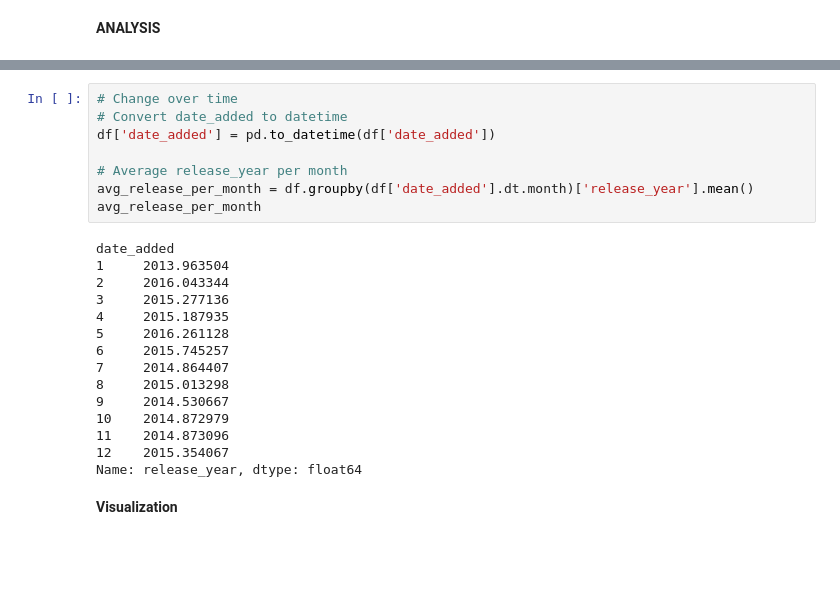
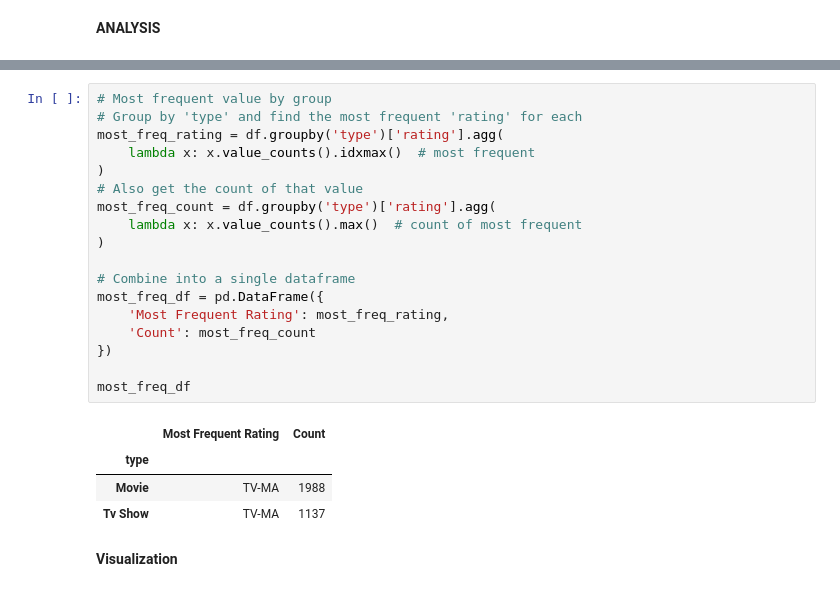
Before and after one commit to Edward-Koh/CS210-p2, a Jupyter notebook: diy_dataset.ipynb, the cells around one changed output, grey strips where cells are left out. Cells and saved outputs as stored; diff of their text form; blank space fills up the shorter version.

```diff
--- a/diy_dataset.ipynb
+++ b/diy_dataset.ipynb
@@ -306,27 +298,27 @@ Movie    100.0
 Name: duration_min, dtype: float64
-# %%
-# Change over time
-# Convert date_added to datetime
-df['date_added'] = pd.to_datetime(df['date_added'])
-
-# Average release_year per month
-avg_release_per_month = df.groupby(df['date_added'].dt.month)['release_year'].mean()
-avg_release_per_month
-# %% [output]
-date_added
-1     2013.963504
-2     2016.043344
-3     2015.277136
-4     2015.187935
-5     2016.261128
-6     2015.745257
-7     2014.864407
-8     2015.013298
-9     2014.530667
-10    2014.872979
-11    2014.873096
-12    2015.354067
-Name: release_year, dtype: float64
+# %%
+# Most frequent value by group
+# Group by 'type' and find the most frequent 'rating' for each
+most_freq_rating = df.groupby('type')['rating'].agg(
+    lambda x: x.value_counts().idxmax()  # most frequent
+)
+# Also get the count of that value
+most_freq_count = df.groupby('type')['rating'].agg(
+    lambda x: x.value_counts().max()  # count of most frequent
+)
+
+# Combine into a single dataframe
+most_freq_df = pd.DataFrame({
+    'Most Frequent Rating': most_freq_rating,
+    'Count': most_freq_count
+})
+
+most_freq_df
+# %% [output]
+|  | Most Frequent Rating | Count |
+| type |  |  |
+| Movie | TV-MA | 1988 |
+| Tv Show | TV-MA | 1137 |
 # %% [markdown]
 **Visualization**
 # %%
```
Also changed, not shown: parts of 17 cells of this notebook.
